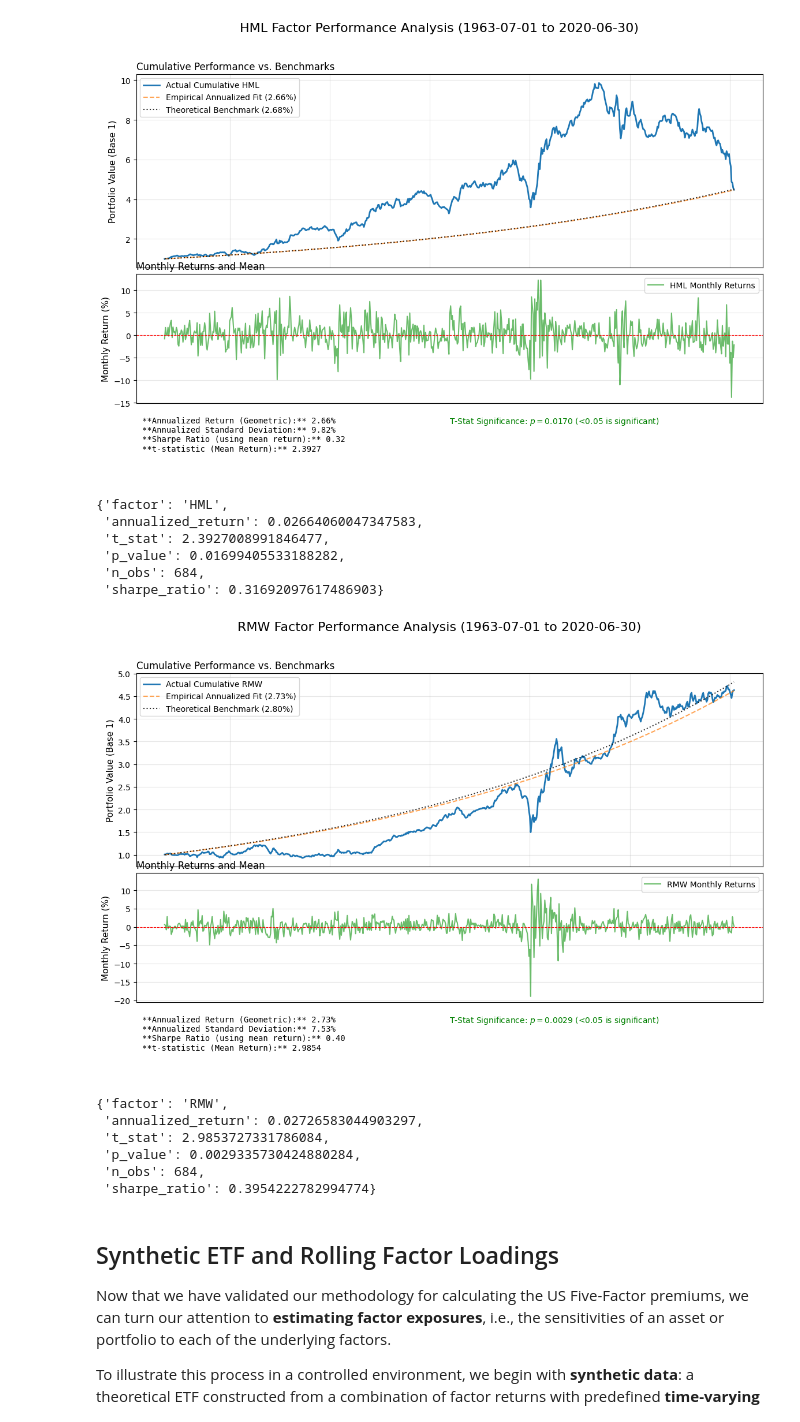
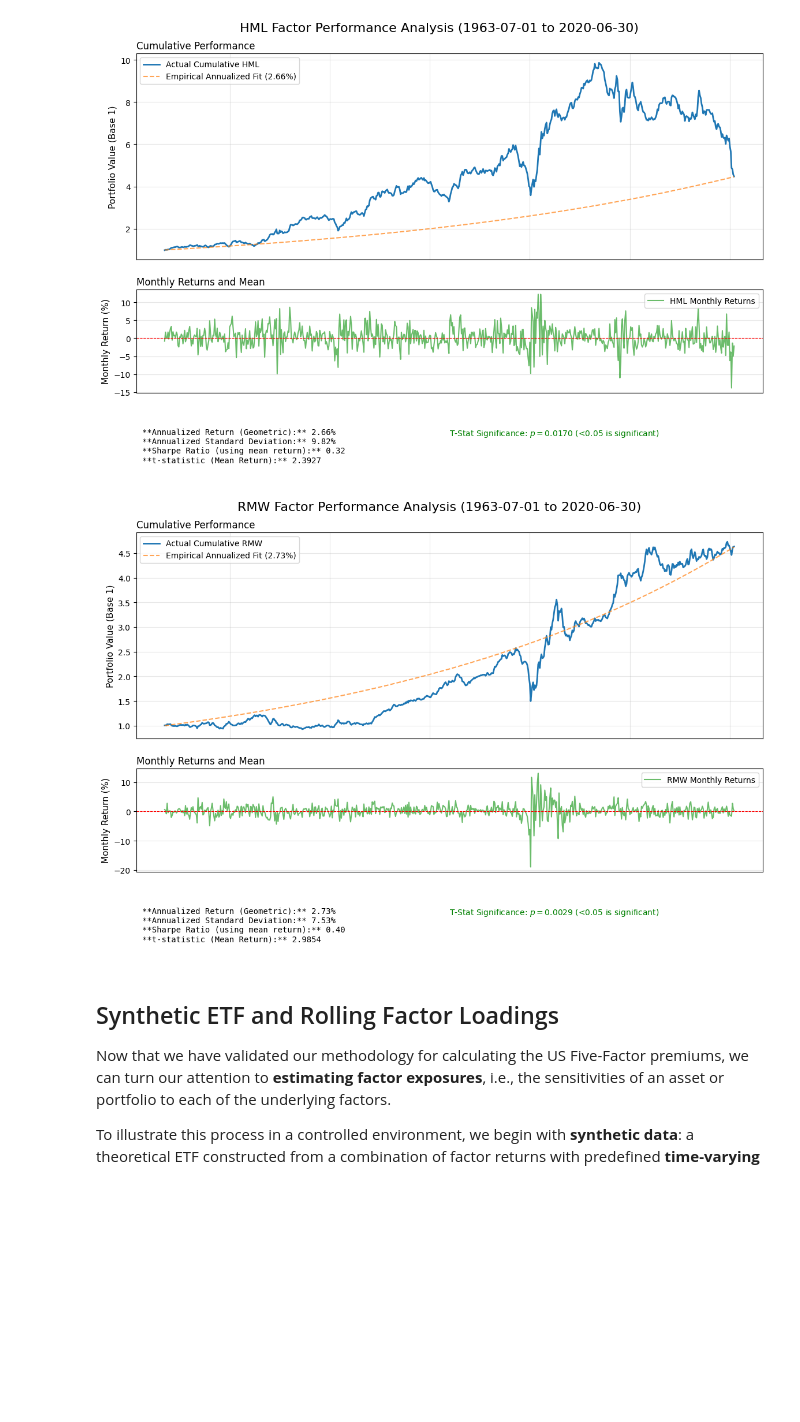
Before and after one commit to husainm97/quant-lab-alpha, a Jupyter notebook: notebooks/factor_premium_tests.ipynb, the cells around one changed output. Drawn from its saved outputs; the diff is of its cells as text; code cells hidden in the pictures; blank space fills up the shorter version.

```diff
--- a/notebooks/factor_premium_tests.ipynb
+++ b/notebooks/factor_premium_tests.ipynb
@@ -287,23 +193,11 @@ analyze_ff_factor(ff_factors, 'SMB')
 # %%
-analyze_ff_factor(ff_factors, 'HML')
+performance_analysis(ff_factors, 'HML')
 # %% [output]
-[figure, old version]
+[figure, new version]
-{'factor': 'HML',
- 'annualized_return': 0.02664060047347583,
- 't_stat': 2.3927008991846477,
- 'p_value': 0.01699405533188282,
- 'n_obs': 684,
- 'sharpe_ratio': 0.31692097617486903}
 # %%
-analyze_ff_factor(ff_factors, 'RMW')
+performance_analysis(ff_factors, 'RMW')
 # %% [output]
-[figure, old version]
+[figure, new version]
-{'factor': 'RMW',
- 'annualized_return': 0.02726583044903297,
- 't_stat': 2.9853727331786084,
- 'p_value': 0.0029335730424880284,
- 'n_obs': 684,
- 'sharpe_ratio': 0.3954222782994774}
 # %% [markdown]
 ## Synthetic ETF and Rolling Factor Loadings
 
```
Also changed, not shown: parts of 20 cells of this notebook, 3 other files.
